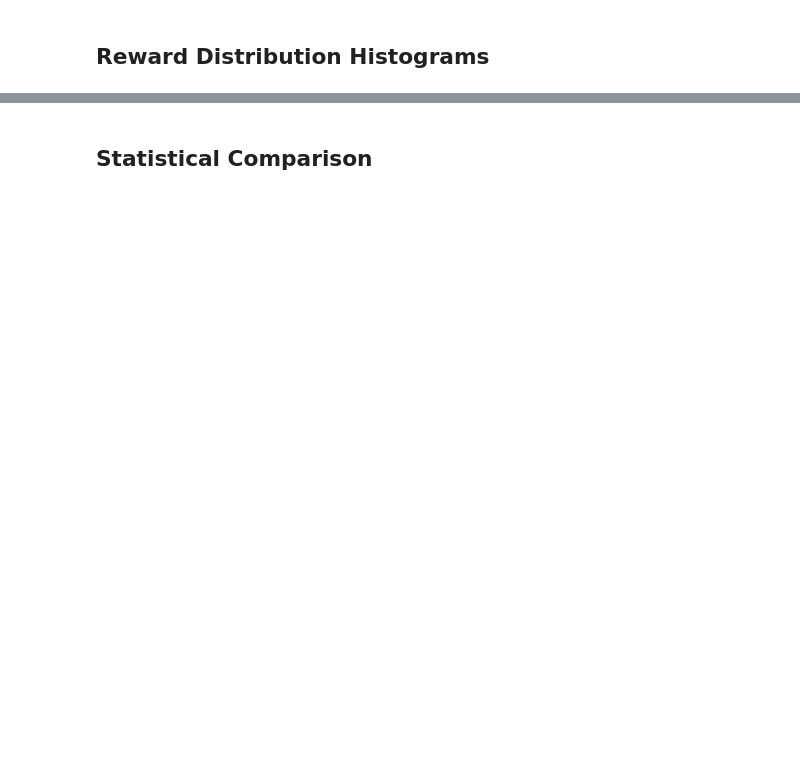
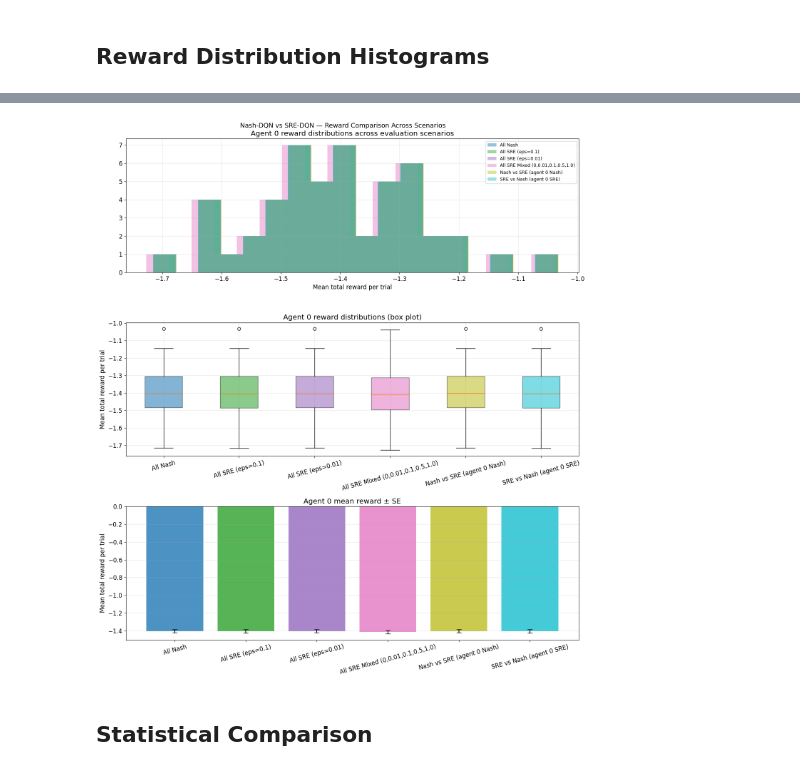
Before and after one commit to wowthecoder/SRE-DQN, a Jupyter notebook: continous_action_space/SRE_vs_Nash_Comparison.ipynb, the cells around one changed output, grey strips where cells are left out. Saved outputs shown, nothing was run; the diff lists cells and outputs as text; code cells hidden in the pictures; blank space fills up the shorter version.

```diff
--- a/continous_action_space/SRE_vs_Nash_Comparison.ipynb
+++ b/continous_action_space/SRE_vs_Nash_Comparison.ipynb
@@ -357,4 +425,0 @@ for i_val in [0.2, 0.0, -0.2]:
-# %%
-print('=== SRE-DQN Policy Heatmaps (Nash mu, SRE-trained) ===')
-for i_val in [0.2, 0.0, -0.2]:
-    draw_heatmap(net=sre_agent, i_val=i_val, **heatmap_kwargs)
@@ -556,0 +469,16 @@ Done.
+# %%
+
+print('=== SRE-DQN Corrected Action Heatmaps (epsilon sweep) ===')
+for eps in SRE_EPS_LIST:
+    eps_fig_dir = SRE_MODEL_DIRS[eps]
+    print(f'  ε={eps:g}')
+    for i_val in [0.2, 0.0, -0.2]:
+        draw_heatmap(
+            net=sre_agents[eps],
+            i_val=i_val,
+            file_path=os.path.join(eps_fig_dir, f'policy_heatmap_sre_corrected_eps_{eps_slug(eps)}_i{i_val:+.1f}.png'),
+            mesh_fn=to_State_mesh_sre,
+            mesh_kwargs={'eps': eps},
+            figure_title=f'SRE-DQN Corrected Action Heatmap | ε={eps:g} | i={i_val:+.1f}',
+            **heatmap_kwargs,
+        )
@@ -625,3 +622,64 @@ plt.show()
+# %%
+
+def agent0_mean_total_reward(rewards):
+    """Mean total reward for agent 0, averaged over episodes, per trial.
+    rewards shape: [num_trials, it_lim, n_steps, n_agents]
+    """
+    return rewards.sum(dim=2)[..., 0].mean(dim=1).cpu().numpy()
+
+
+scenario_agent0_rewards = {
+    name: agent0_mean_total_reward(rewards)
+    for name, rewards in scenario_rewards.items()
+}
+
+scenario_names = list(scenario_agent0_rewards.keys())
+scenario_arrays = [scenario_agent0_rewards[name] for name in scenario_names]
+colors = plt.cm.tab10(np.linspace(0, 1, len(scenario_names)))
+
+fig, axes = plt.subplots(3, 1, figsize=(14, 16))
+
+# Histogram overlay
+ax = axes[0]
+for color, name in zip(colors, scenario_names):
+    ax.hist(scenario_agent0_rewards[name], bins=18, alpha=0.45, label=name, color=color)
+ax.set_title('Agent 0 reward distributions across evaluation scenarios')
+ax.set_xlabel('Mean total reward per trial')
+ax.legend(fontsize=9)
+ax.grid(alpha=0.3)
+
+# Box plots
+ax = axes[1]
+box = ax.boxplot(
+    scenario_arrays,
+    labels=scenario_names,
+    patch_artist=True,
+)
+for patch, color in zip(box['boxes'], colors):
+    patch.set_facecolor(color)
+    patch.set_alpha(0.55)
+ax.set_title('Agent 0 reward distributions (box plot)')
+ax.set_ylabel('Mean total reward per trial')
+ax.tick_params(axis='x', rotation=15)
+ax.grid(alpha=0.3)
+
+# Summary bar chart
+ax = axes[2]
+means = [arr.mean() for arr in scenario_arrays]
+errs = [arr.std() / np.sqrt(NUM_TRIALS) for arr in scenario_arrays]
+ax.bar(scenario_names, means, yerr=errs, capsize=5, color=colors, alpha=0.8)
+ax.set_title('Agent 0 mean reward ± SE')
+ax.set_ylabel('Mean total reward per trial')
+ax.tick_params(axis='x', rotation=15)
+ax.grid(alpha=0.3, axis='y')
+
+fig.suptitle('Nash-DQN vs SRE-DQN — Reward Comparison Across Scenarios', fontsize=13)
+plt.tight_layout()
+os.makedirs(EVAL_DIR, exist_ok=True)
+fig.savefig(os.path.join(EVAL_DIR, 'reward_comparison_scenarios.png'), dpi=150, bbox_inches='tight')
+plt.show()
+# %% [output]
+[figure, added]
 # %% [markdown]
 ## Statistical Comparison
 # %%
```
Also changed, not shown: parts of 25 cells of this notebook, 14 other files.
